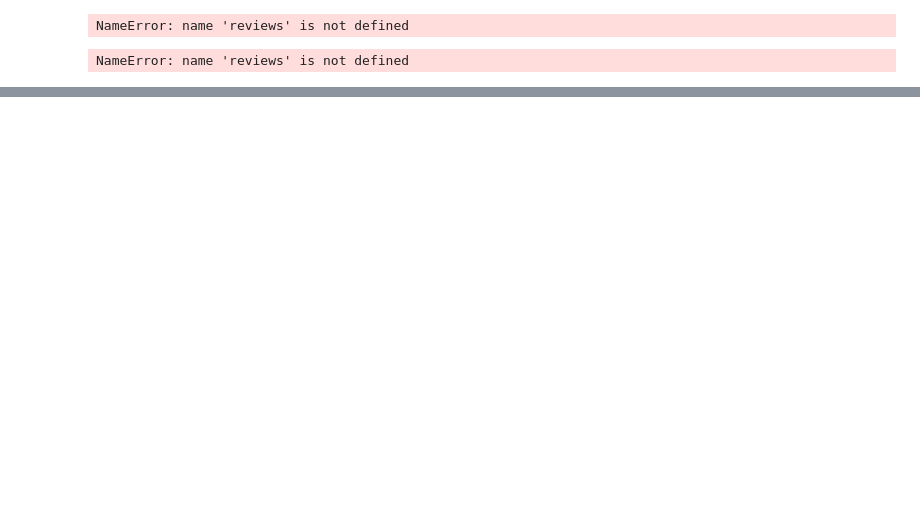
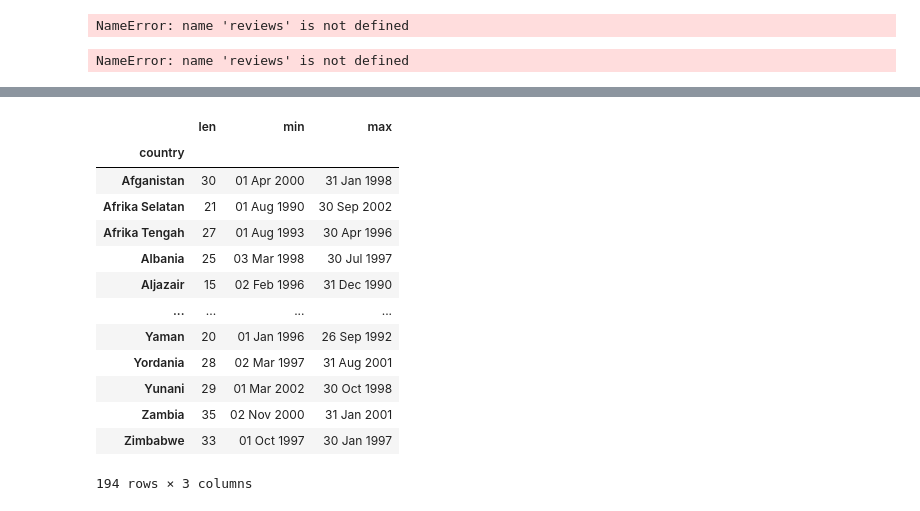
Before and after one commit to 00mihu/data, a Jupyter notebook: ETL.ipynb, the cells around one changed output, grey strips where cells are left out. Cells and saved outputs as stored; diff of their text form; code cells hidden in the pictures; blank space fills up the shorter version.

```diff
--- a/ETL.ipynb
+++ b/ETL.ipynb
@@ -448,0 +499,17 @@ NameError: name 'reviews' is not defined
+# %%
+wine_reviews.groupby(['country']).birth_date.agg([len, min, max])
+# %% [output]
+|  | len | min | max |
+| country |  |  |  |
+| Afganistan | 30 | 01 Apr 2000 | 31 Jan 1998 |
+| Afrika Selatan | 21 | 01 Aug 1990 | 30 Sep 2002 |
+| Afrika Tengah | 27 | 01 Aug 1993 | 30 Apr 1996 |
+| Albania | 25 | 03 Mar 1998 | 30 Jul 1997 |
+| Aljazair | 15 | 02 Feb 1996 | 31 Dec 1990 |
+| ... | ... | ... | ... |
+| Yaman | 20 | 01 Jan 1996 | 26 Sep 1992 |
+| Yordania | 28 | 02 Mar 1997 | 31 Aug 2001 |
+| Yunani | 29 | 01 Mar 2002 | 30 Oct 1998 |
+| Zambia | 35 | 02 Nov 2000 | 31 Jan 2001 |
+| Zimbabwe | 33 | 01 Oct 1997 | 30 Jan 1997 |
+194 rows × 3 columns
```
Also changed, not shown: parts of 4 cells of this notebook.
